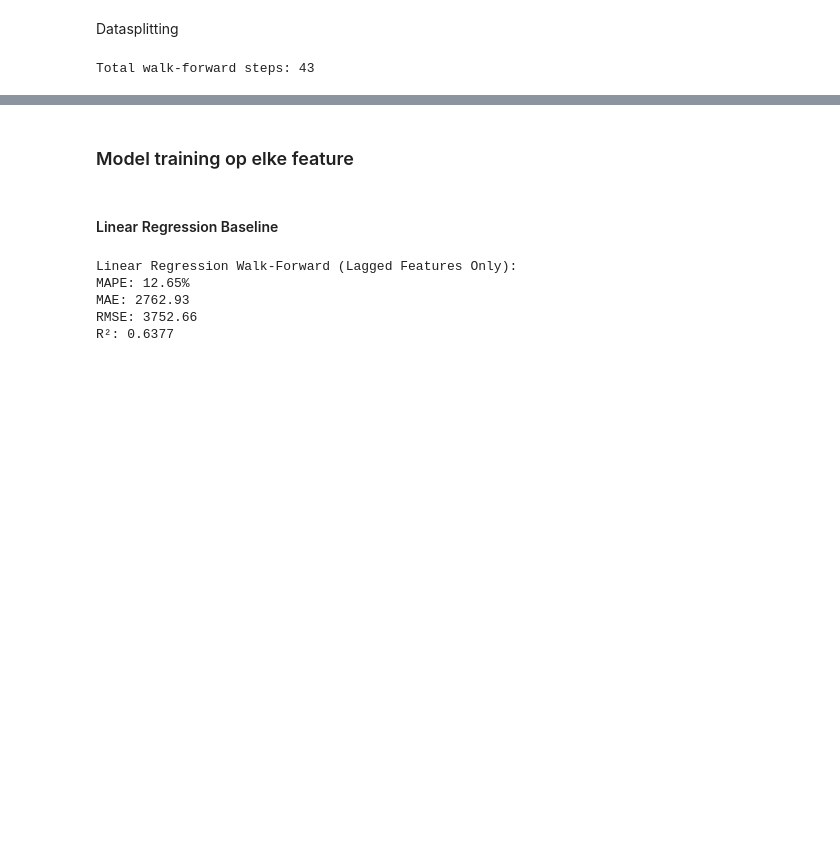
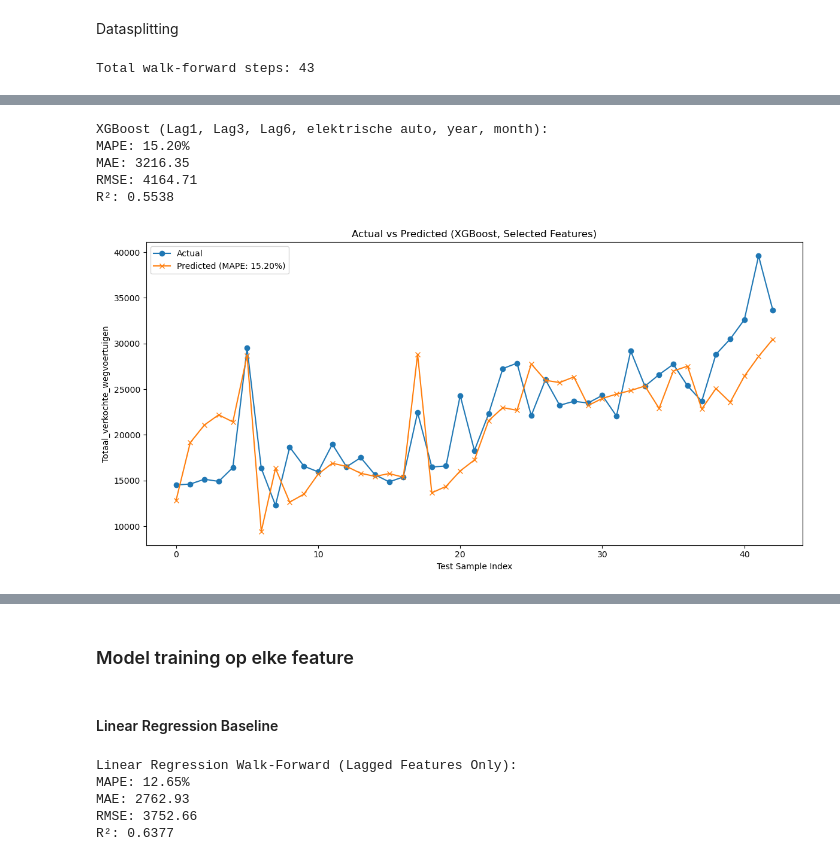
Before and after one commit to DylanHaaz/Tryhard, a Jupyter notebook: 70%/All Models.ipynb, the cells around one changed output, grey strips where cells are left out. Saved outputs shown, nothing was run; the diff lists cells and outputs as text; code cells hidden in the pictures; blank space fills up the shorter version.

```diff
--- a/70%/All Models.ipynb
+++ b/70%/All Models.ipynb
@@ -88,0 +226,57 @@ feature_sets['All Features'] = all_features
+# %%
+# Define the selected features
+selected_features = ['TVV_Lag1', 'TVV_Lag3', 'TVV_Lag6', 'elektrische auto', 'year', 'month']
+
+# Prepare data
+X_selected = df_lagged[selected_features].values
+y_selected = df_lagged[target_col].values
+initial_train_size = int(len(df_lagged) * 0.8)
+
+predictions = []
+actuals = []
+
+for i in range(initial_train_size, len(df_lagged)):
+    X_train, y_train = X_selected[:i], y_selected[:i]
+    X_test, y_test = X_selected[i], y_selected[i]
+    model = xgb.XGBRegressor(
+        objective='reg:squarederror',
+        n_estimators=200,
+        learning_rate=0.1,
+        max_depth=5,
+        random_state=42,
+        eval_metric="rmse"
+    )
+    model.fit(X_train, y_train)
+    y_pred = model.predict(X_test.reshape(1, -1))[0]
+    predictions.append(y_pred)
+    actuals.append(y_test)
+
+predictions = np.array(predictions)
+actuals = np.array(actuals)
+mae = mean_absolute_error(actuals, predictions)
+rmse = np.sqrt(mean_squared_error(actuals, predictions))
+r2 = r2_score(actuals, predictions)
+mape = np.mean(np.abs((actuals - predictions) / actuals)) * 100
+
+print("XGBoost (Lag1, Lag3, Lag6, elektrische auto, year, month):")
+print(f"MAPE: {mape:.2f}%")
+print(f"MAE: {mae:.2f}")
+print(f"RMSE: {rmse:.2f}")
+print(f"R²: {r2:.4f}")
+
+plt.figure(figsize=(12, 6))
+plt.plot(actuals, label="Actual", marker='o')
+plt.plot(predictions, label=f"Predicted (MAPE: {mape:.2f}%)", marker='x')
+plt.title("Actual vs Predicted (XGBoost, Selected Features)")
+plt.xlabel("Test Sample Index")
+plt.ylabel("Totaal_verkochte_wegvoertuigen")
+plt.legend()
+plt.tight_layout()
+plt.show()
+# %% [output]
+XGBoost (Lag1, Lag3, Lag6, elektrische auto, year, month):
+MAPE: 15.20%
+MAE: 3216.35
+RMSE: 4164.71
+R²: 0.5538
+[figure, added]
```
Also changed, not shown: parts of 10 cells of this notebook, 17 other files.
